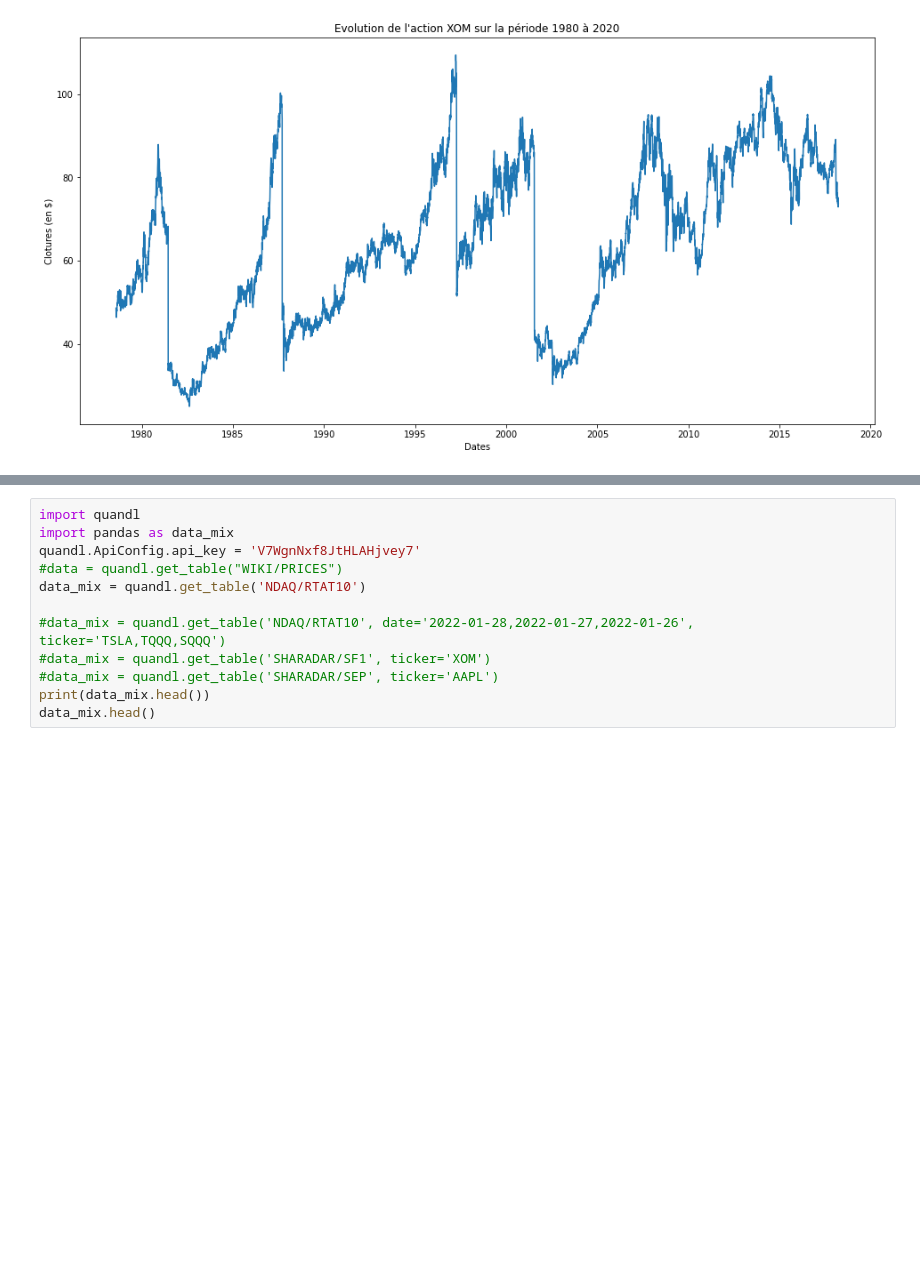
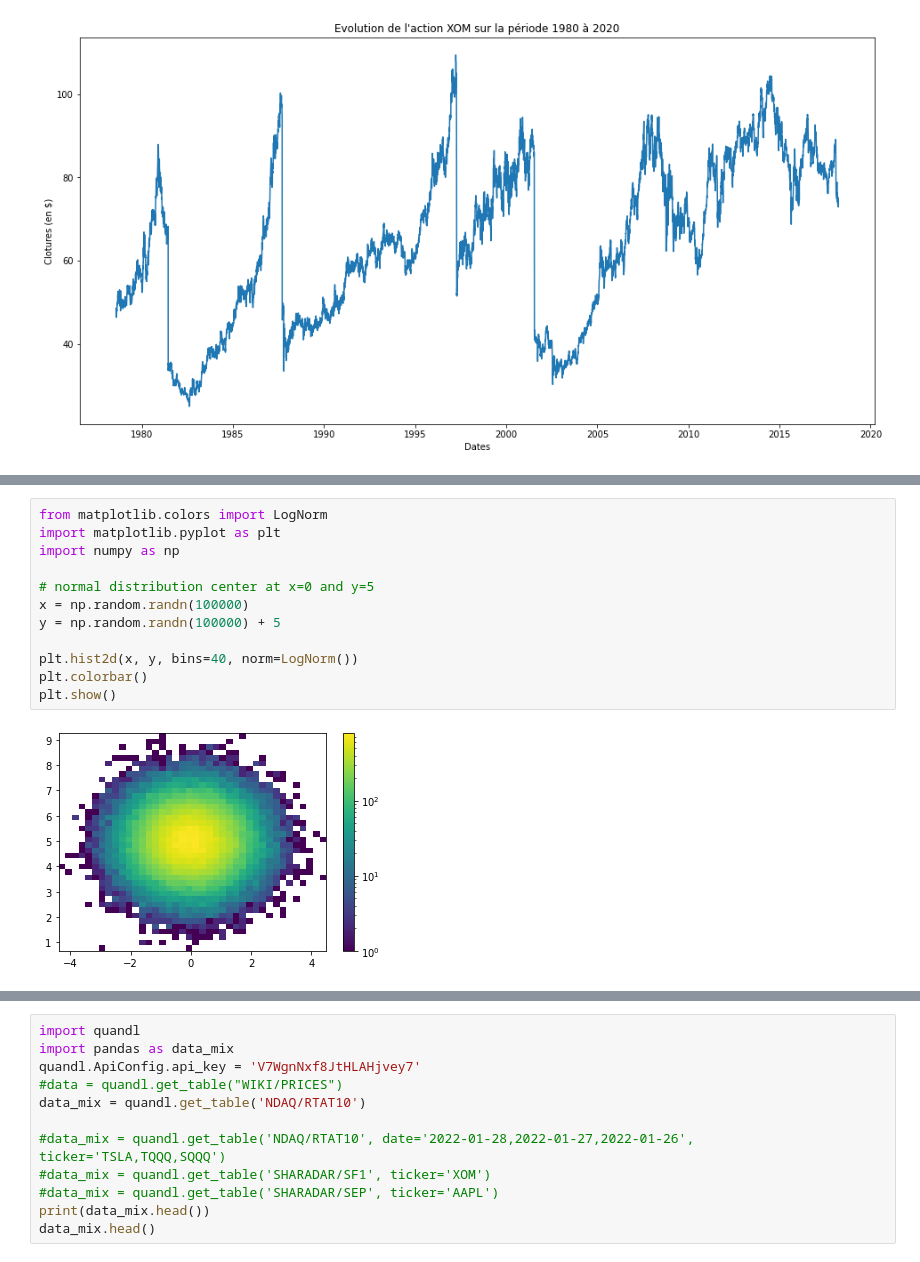
Before and after one commit to jeau-luc/Nasdaq, a Jupyter notebook: Liaison_données_Nasdaq.ipynb, the cells around one changed output, grey strips where cells are left out. Saved outputs shown, nothing was run; the diff lists cells and outputs as text; blank space fills up the shorter version.

```diff
--- a/Liaison_données_Nasdaq.ipynb
+++ b/Liaison_données_Nasdaq.ipynb
@@ -203,0 +221,14 @@ plt.hist(data.close)
+# %%
+from matplotlib.colors import LogNorm
+import matplotlib.pyplot as plt
+import numpy as np
+
+# normal distribution center at x=0 and y=5
+x = np.random.randn(100000)
+y = np.random.randn(100000) + 5
+
+plt.hist2d(x, y, bins=40, norm=LogNorm())
+plt.colorbar()
+plt.show()
+# %% [output]
+[figure, added]
```
Also changed, not shown: parts of 8 cells of this notebook.
